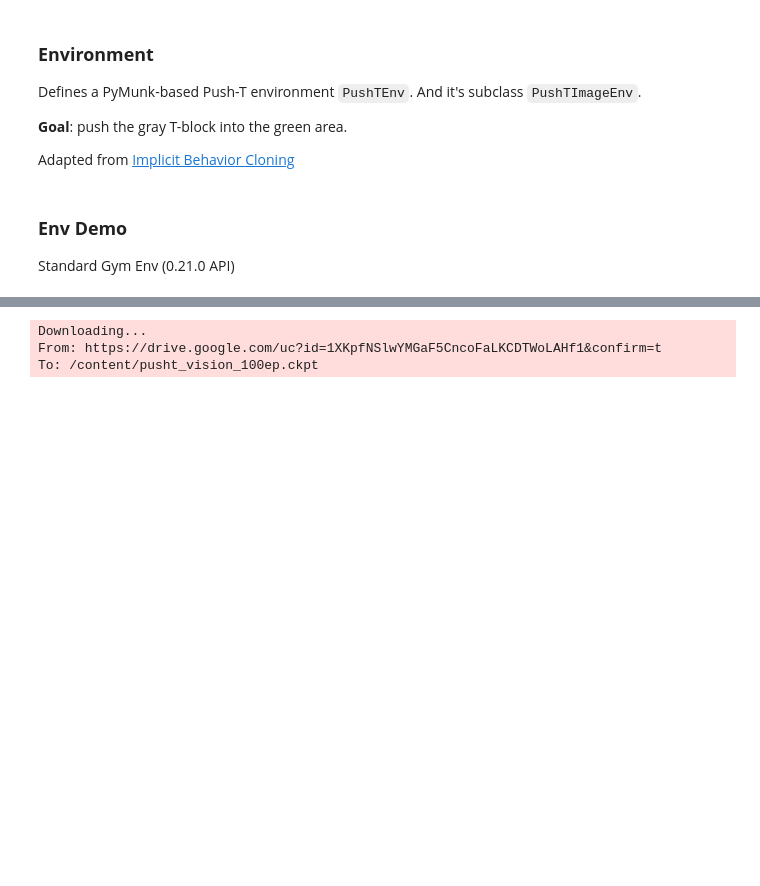
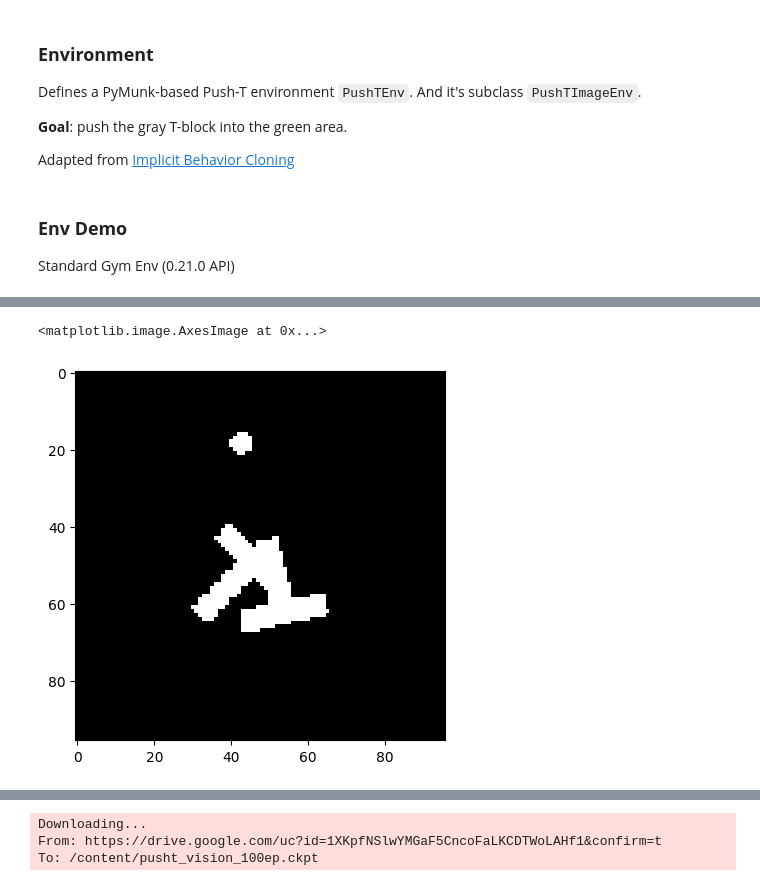
Before and after one commit to beautifulv0id/T-Push, a Jupyter notebook: diffusion_policy_vision_pusht_demo.ipynb, the cells around one changed output, grey strips where cells are left out. Saved outputs shown, nothing was run; the diff lists cells and outputs as text; code cells hidden in the pictures; blank space fills up the shorter version.

```diff
--- a/diffusion_policy_vision_pusht_demo.ipynb
+++ b/diffusion_policy_vision_pusht_demo.ipynb
@@ -752,0 +772,6 @@ plt.show()
+# %%
+mask = obs['tee_mask'] | obs['goal_mask'] | obs['agent_mask']
+plt.imshow(mask, cmap='gray')
+# %% [output]
+<matplotlib.image.AxesImage at 0x...>
+[figure, added]
```
Also changed, not shown: parts of 19 cells of this notebook, 2 other files.
